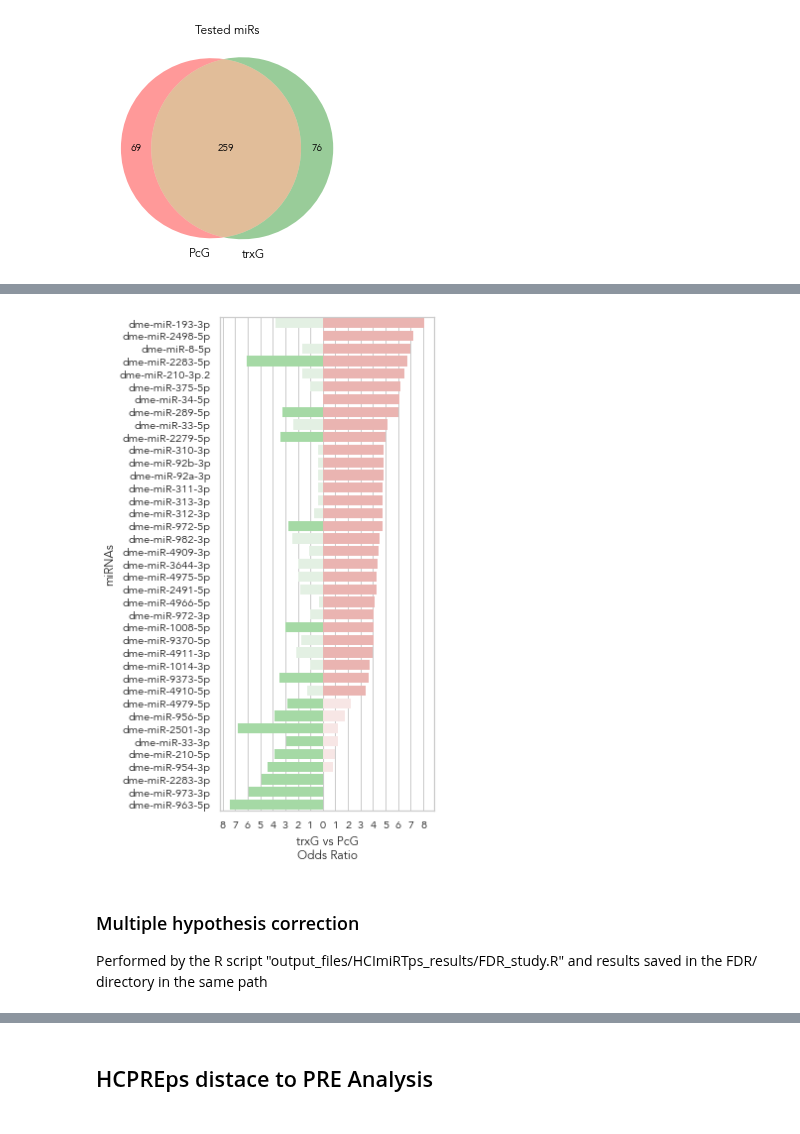
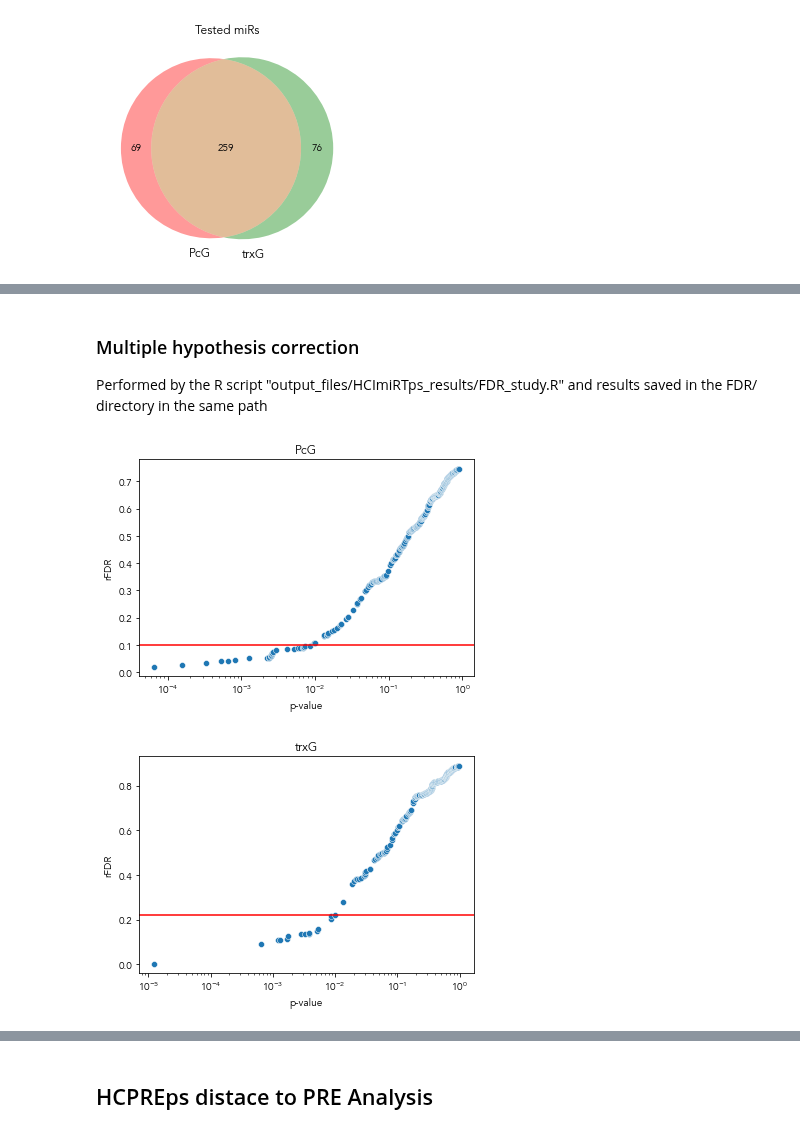
Before and after one commit to j-solor/Drosophila-miRNA-PcG-circuits, a Jupyter notebook: Analysis/Analysis.ipynb, the cells around one changed output, grey strips where cells are left out. Cells and saved outputs as stored; diff of their text form; code cells hidden in the pictures.

```diff
--- a/Analysis/Analysis.ipynb
+++ b/Analysis/Analysis.ipynb
@@ -319,32 +195,3 @@ Text(0.5, 1.0, 'miRNAs One tailed Fisher ORs')
-# %%
-# Initialize the figure
-sns.set_theme(style="whitegrid")
-mpl.rcParams['font.family'] = 'Avenir'
-f, ax = plt.subplots(figsize=(5, 8))
-
-# Plot the PcG ORs of miRNAs significatively enriched in PcG or trxG
-PcG_colors = ["#F3ABA8" if (x <= 0.01) else "#FAE3E2" for x in merged_enrch_subset["hyper_pval_PcG"]]
-sns.barplot(x="OR_PcG", y=merged_enrch_subset.index, data=merged_enrch_subset,
-            label="Total", palette=PcG_colors,edgecolor='none')
-
-
-
-# add trxG ORs of those miRNAs
-trxG_colors = ["#9CE29C" if (x <= 0.01) else "#E1F2E1" for x in merged_enrch_subset["hyper_pval_trxG"]]
-sns.barplot(x="OR_trxG", y=merged_enrch_subset.index, data=merged_enrch_subset,
-            label="Total", palette=trxG_colors, edgecolor='none')
-
-ax.set_xticks(range(-8,9)) # <--- set the ticks first
-ax.set_xticklabels([abs(ele) for ele in range(-8,9)])
-#ax.axes.get_yaxis().set_visible(False)
-plt.xlabel("trxG vs PcG\nOdds Ratio")
-
-## Add a legend
-plt.title("")
-plt.tight_layout()
-plt.savefig("plots/bestPcG_OR.png", dpi = 500, transparent = True)
-# %% [output]
-[figure, removed]
 # %%
 # Save in the final files
 ## Raw, for integration with PREs
@@ -363 +204,23 @@ trxG_FDR
+# %%
+PcG_FDR = pd.read_csv("output_files/HCImiRTps_results/FDR/PcG_FDR_results.tsv", sep = "\t").sort_values(by = "rFDRc_q")
+sns.scatterplot(data=PcG_FDR, x="hyper_pval", y="rFDRc_q")
+plt.xscale("log")
+plt.xlabel("p-value")
+plt.ylabel("rFDR")
+plt.title("PcG")
+plt.axhline(0.1, color ="r")
+plt.show()
+# %% [output]
+[figure, added]
+# %%
+trxG_FDR = pd.read_csv( "output_files/HCImiRTps_results/FDR/trxG_FDR_results.tsv", sep = "\t").sort_values(by = "rFDRc_q")
+sns.scatterplot(data=trxG_FDR, x="hyper_pval", y="rFDRc_q")
+plt.xscale("log")
+plt.xlabel("p-value")
+plt.ylabel("rFDR")
+plt.title("trxG")
+plt.axhline(0.22, color ="r")
+plt.show()
+# %% [output]
+[figure, added]
 # %%
```
Also changed, not shown: parts of 19 cells of this notebook.
